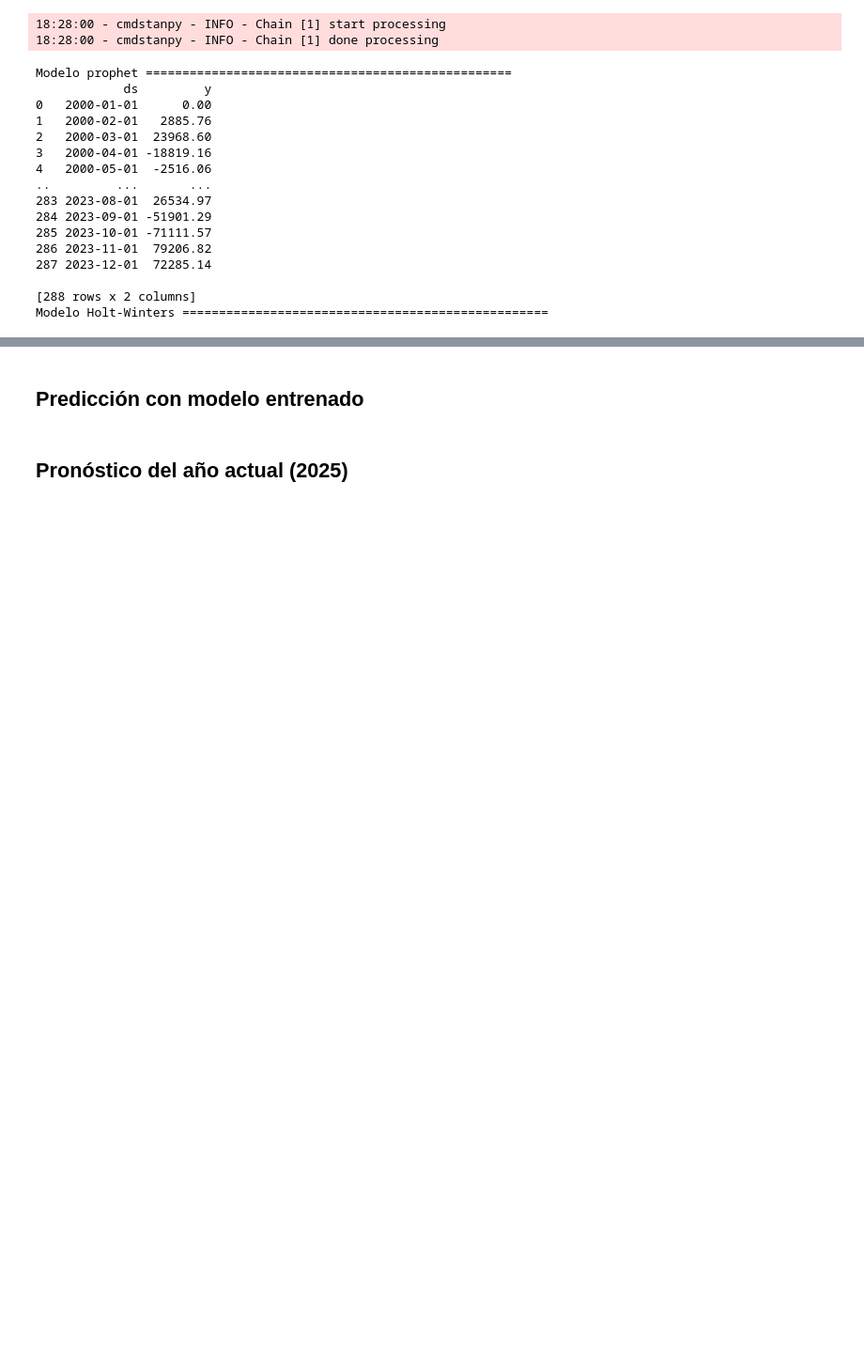
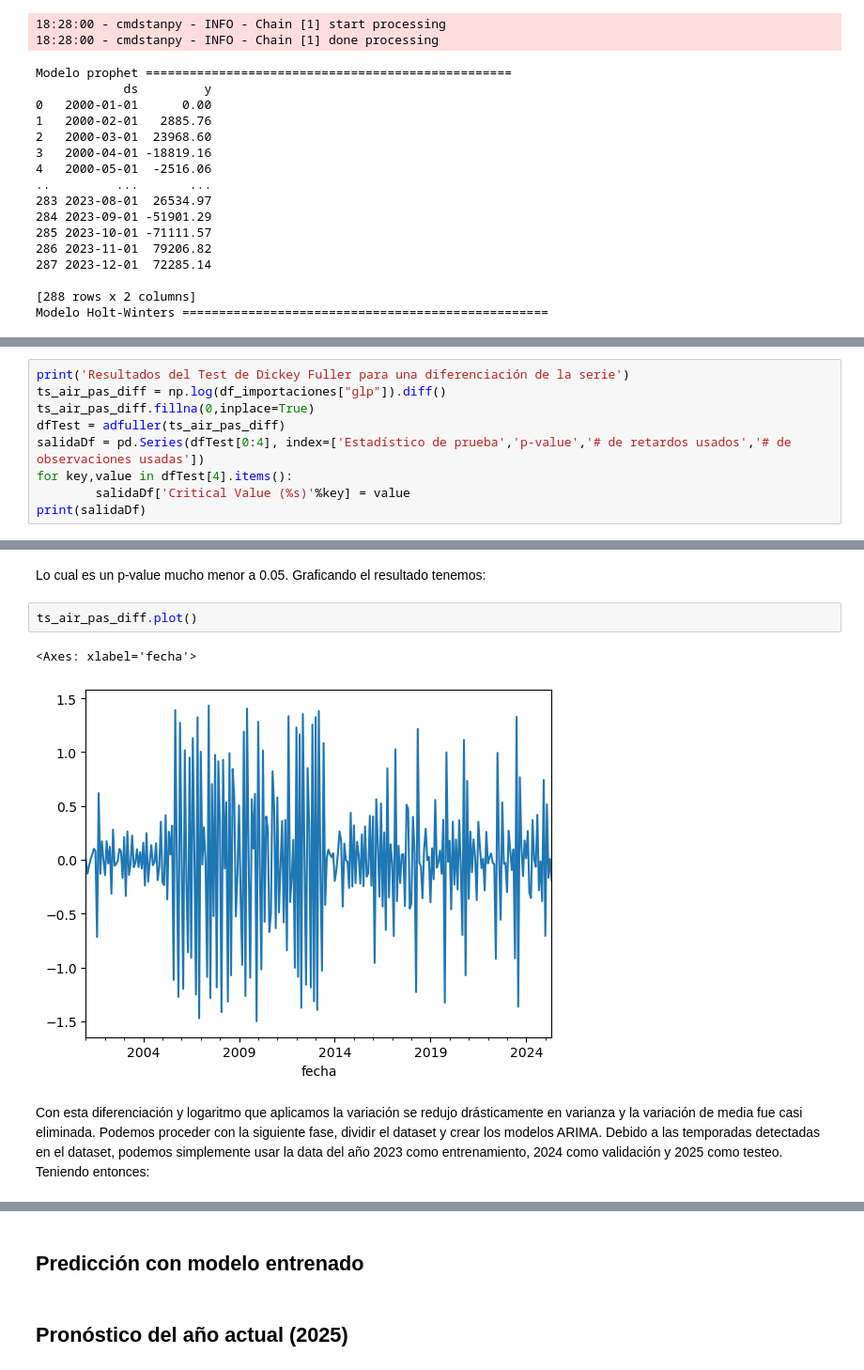
Before and after one commit to JosueSay/labs-ds, a Jupyter notebook: lab1.ipynb, the cells around one changed output, grey strips where cells are left out. Shown at 94% size. Cells and saved outputs as stored; diff of their text form; blank space fills up the shorter version.

```diff
--- a/lab1.ipynb
+++ b/lab1.ipynb
@@ -1784,0 +1832,9 @@ Comenzando igual que los anteriores, graficamos la serie
+# %%
+print('Resultados del Test de Dickey Fuller para una diferenciación de la serie')
+ts_air_pas_diff = np.log(df_importaciones["glp"]).diff()
+ts_air_pas_diff.fillna(0,inplace=True)
+dfTest = adfuller(ts_air_pas_diff)
+salidaDf = pd.Series(dfTest[0:4], index=['Estadístico de prueba','p-value','# de retardos usados','# de observaciones usadas'])
+for key,value in dfTest[4].items():
+        salidaDf['Critical Value (%s)'%key] = value
+print(salidaDf)
@@ -1784,0 +1851,9 @@ Comenzando igual que los anteriores, graficamos la serie
+# %% [markdown]
+Lo cual es un p-value mucho menor a 0.05. Graficando el resultado tenemos:
+# %%
+ts_air_pas_diff.plot()
+# %% [output]
+<Axes: xlabel='fecha'>
+[figure, added]
+# %% [markdown]
+Con esta diferenciación y logaritmo que aplicamos la variación se redujo drásticamente en varianza y la variación de media fue casi eliminada. Podemos proceder con la siguiente fase, dividir el dataset y crear los modelos ARIMA. Debido a las temporadas detectadas en el dataset, podemos simplemente usar la data del año 2023 como entrenamiento, 2024 como validación y 2025 como testeo. Teniendo entonces:
```
Also changed, not shown: parts of 15 cells of this notebook.
